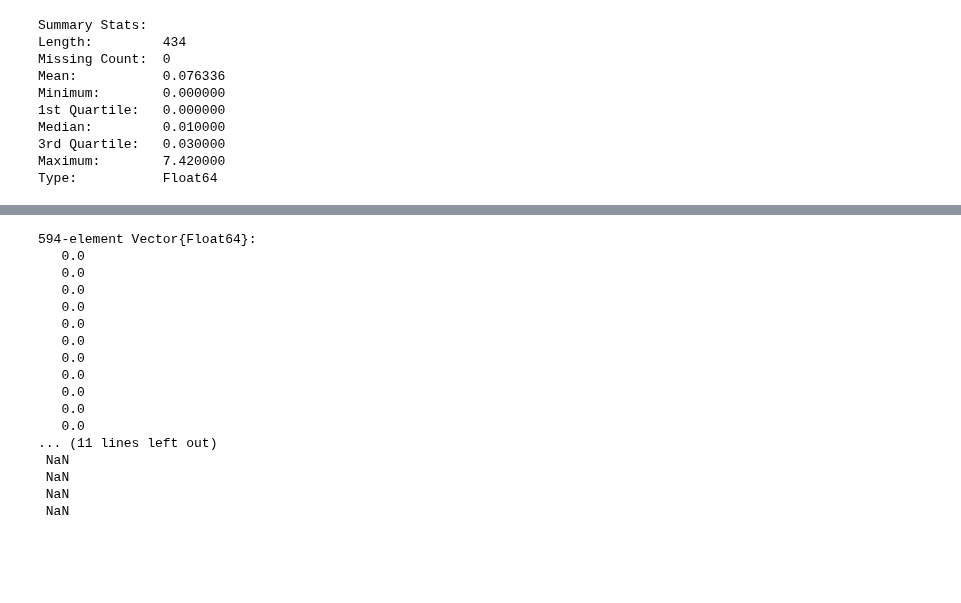
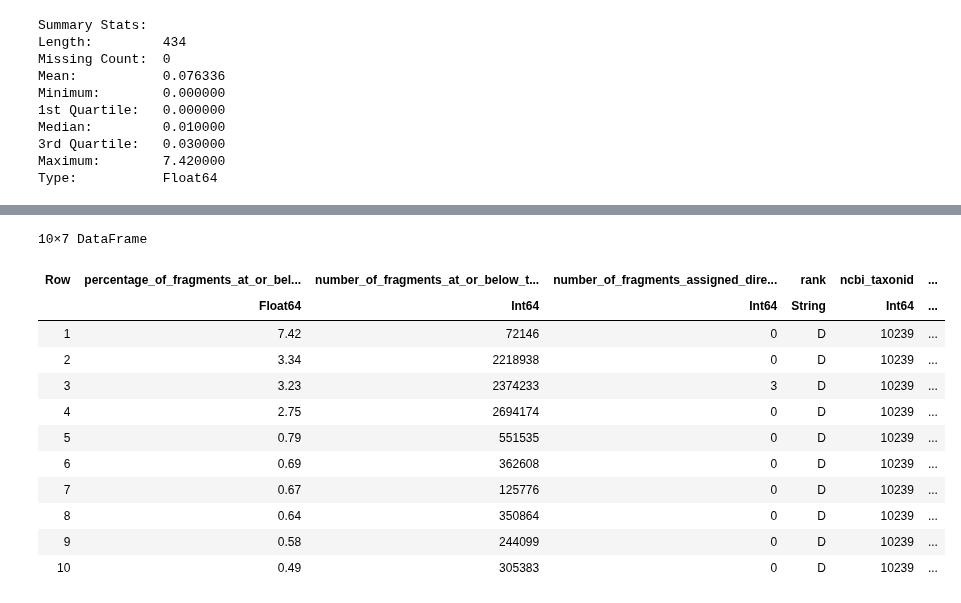
Before and after one commit to cjprybol/Mycelia, a Jupyter notebook: projects/viral-pangenome-discovery/notebooks/kraken-viral-coverage.ipynb, the cells around one changed output, grey strips where cells are left out. Cells and saved outputs as stored; diff of their text form; code cells hidden in the pictures; blank space fills up the shorter version.

```diff
--- a/projects/viral-pangenome-discovery/notebooks/kraken-viral-coverage.ipynb
+++ b/projects/viral-pangenome-discovery/notebooks/kraken-viral-coverage.ipynb
@@ -105,3 +105,5 @@ joint_virus_table
 | 592 | NaN | 0 | 0 | D | 10239 | ... |
 | 593 | NaN | 0 | 0 | D | 10239 | ... |
 | 594 | NaN | 0 | 0 | D | 10239 | ... |
+# %%
+filtered_joint_virus_table = joint_virus_table[joint_virus_table[!, "number_of_fragments_at_or_below_taxon"] .> 0, :]
@@ -144,5 +193,3 @@ StatsPlots.histogram(
     title = "Absolute abundance of viral sequences in exposome",
     legend = false
 )
-# %%
-filtered_joint_virus_table = joint_virus_table[.!isnan.(joint_virus_table[!, "percentage_of_fragments_at_or_below_taxon"]), :]
@@ -170,20 +196,16 @@ filtered_joint_virus_table = joint_virus_table[.!isnan.(joint_virus_table[!, "pe
 # %%
-sort(filtered_joint_virus_table, by=[!, "percentage_of_fragments_at_or_below_taxon"])
+sort(filtered_joint_virus_table, "percentage_of_fragments_at_or_below_taxon", rev=true)[1:10, :]
 # %% [output]
-594-element Vector{Float64}:
-   0.0
-   0.0
-   0.0
-   0.0
-   0.0
-   0.0
-   0.0
-   0.0
-   0.0
-   0.0
-   0.0
-... (11 lines left out)
- NaN
- NaN
- NaN
- NaN
+10×7 DataFrame
+| Row | percentage_of_fragments_at_or_bel... | number_of_fragments_at_or_below_t... | number_of_fragments_assigned_dire... | rank | ncbi_taxonid | ... |
+|  | Float64 | Int64 | Int64 | String | Int64 | ... |
+| 1 | 7.42 | 72146 | 0 | D | 10239 | ... |
+| 2 | 3.34 | 2218938 | 0 | D | 10239 | ... |
+| 3 | 3.23 | 2374233 | 3 | D | 10239 | ... |
+| 4 | 2.75 | 2694174 | 0 | D | 10239 | ... |
+| 5 | 0.79 | 551535 | 0 | D | 10239 | ... |
+| 6 | 0.69 | 362608 | 0 | D | 10239 | ... |
+| 7 | 0.67 | 125776 | 0 | D | 10239 | ... |
+| 8 | 0.64 | 350864 | 0 | D | 10239 | ... |
+| 9 | 0.58 | 244099 | 0 | D | 10239 | ... |
+| 10 | 0.49 | 305383 | 0 | D | 10239 | ... |
```
Also changed, not shown: parts of 7 cells of this notebook.
